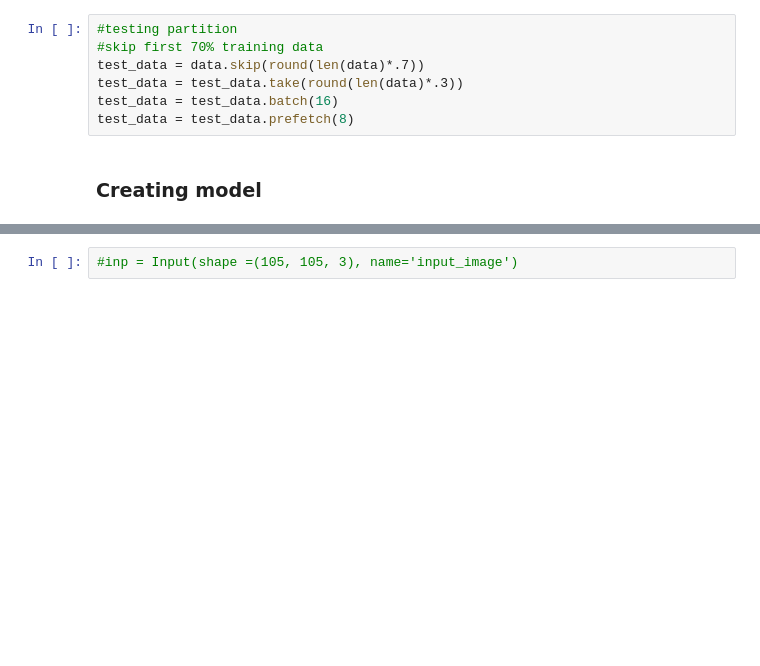
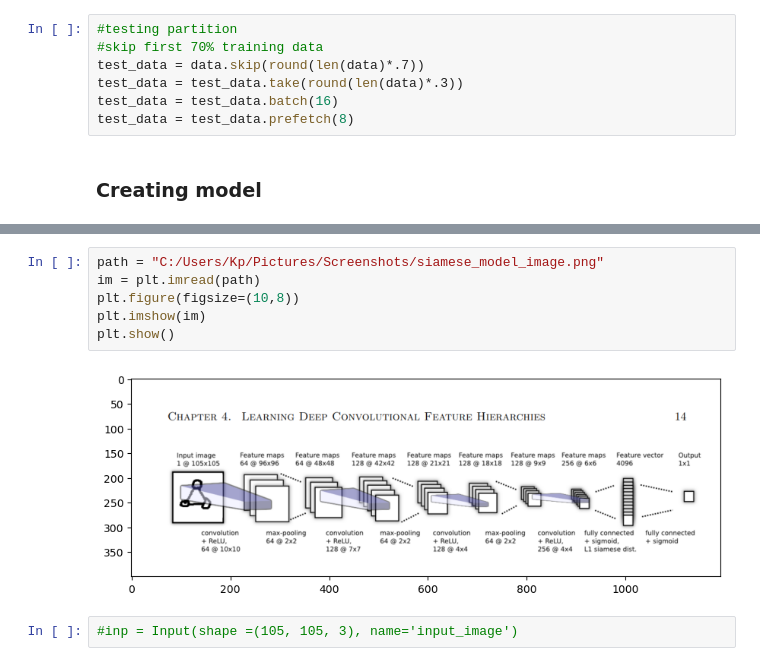
Before and after one commit to Benyormin/faceRecognition, a Jupyter notebook: FaceRecognition.ipynb, the cells around one changed output, grey strips where cells are left out. Saved outputs shown, nothing was run; the diff lists cells and outputs as text; blank space fills up the shorter version.

Commit message:
update : fixing model image

```diff
--- a/FaceRecognition.ipynb
+++ b/FaceRecognition.ipynb
@@ -232,3 +230,11 @@ test_data = test_data.prefetch(8)
+# %%
+path = "C:/Users/Kp/Pictures/Screenshots/siamese_model_image.png"
+im = plt.imread(path)
+plt.figure(figsize=(10,8))
+plt.imshow(im)
+plt.show()
+# %% [output]
+[figure, added]
 # %%
 #inp = Input(shape =(105, 105, 3), name='input_image')
 # %%
```
Also changed, not shown: parts of 1 cell of this notebook.
